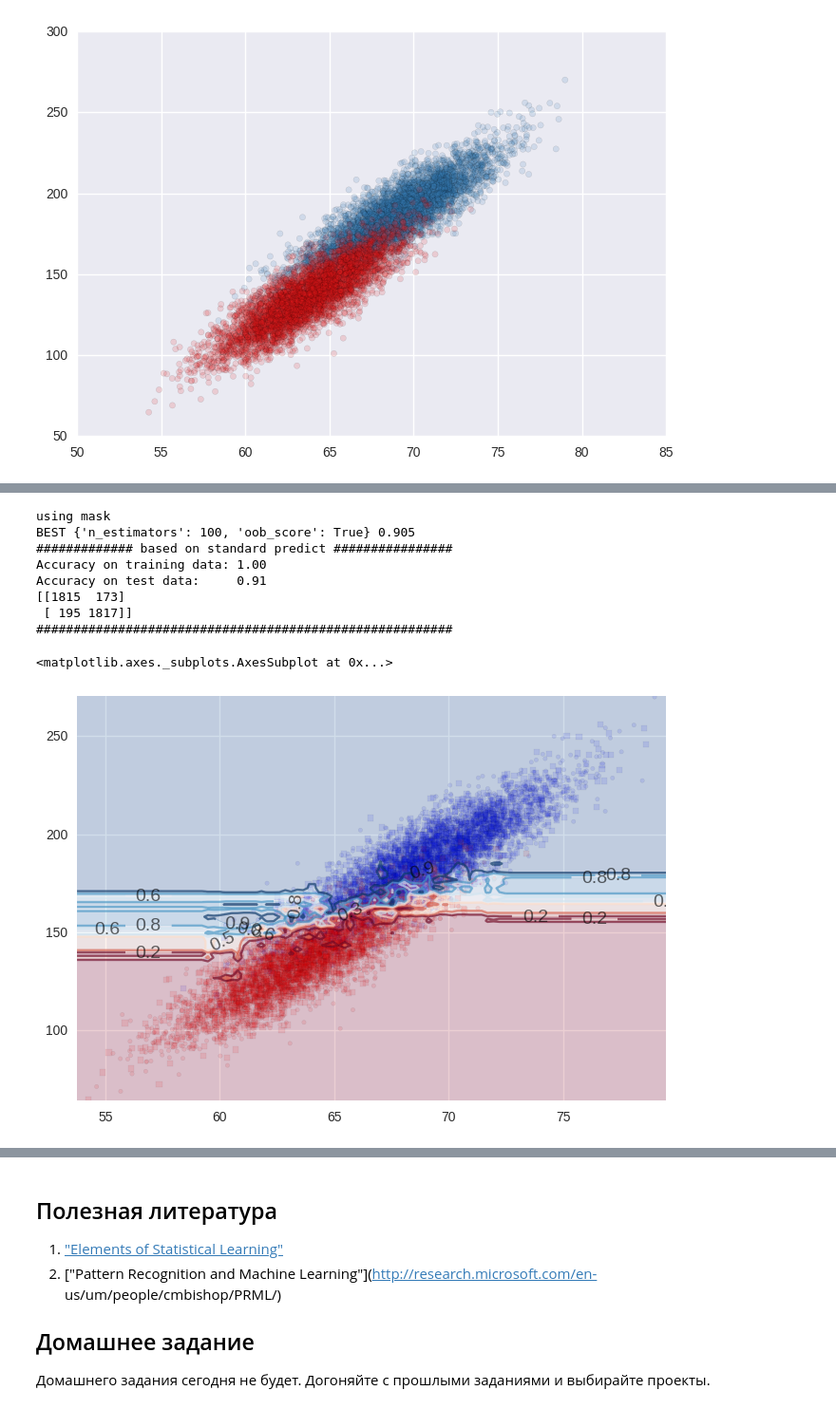
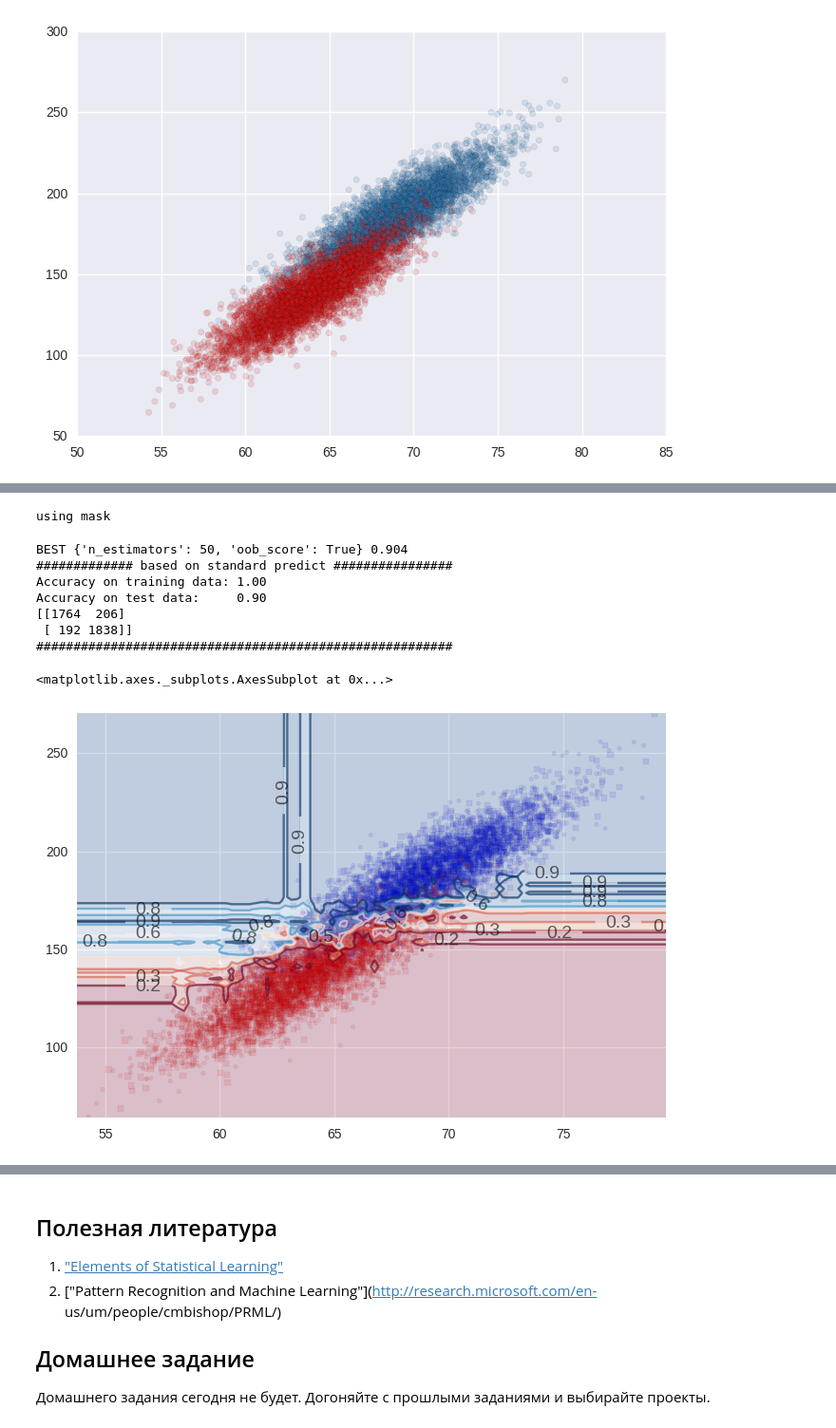
Before and after one commit to Templarrr/datascienceua_2017, a Jupyter notebook: lesson_10/slides.ipynb, the cells around one changed output, grey strips where cells are left out. Shown at 95% size. Saved outputs shown, nothing was run; the diff lists cells and outputs as text; code cells hidden in the pictures.

```diff
--- a/lesson_10/slides.ipynb
+++ b/lesson_10/slides.ipynb
@@ -331,23 +331,23 @@ Accuracy on test data:     0.90
 # %%
 from sklearn.ensemble import RandomForestClassifier
 
 clf_forest = RandomForestClassifier()
-parameters = {"n_estimators": [2, 5, 10, 15, 50, 100], "oob_score":[True]}
+parameters = {"n_estimators": [10, 15, 50], "oob_score":[True]}
 clf_forest, Xtrain, ytrain, Xtest, ytest=common_ds.do_classify(clf_forest, parameters, df, ['Height','Weight'],'Gender', "Male", mask=mask)
 Xtr=np.concatenate((Xtrain, Xtest))
 ax=plt.gca()
 common_ds.points_plot_prob(ax, Xtrain, Xtest, ytrain, ytest, clf_forest)
 # %% [output]
 using mask
-BEST {'n_estimators': 100, 'oob_score': True} 0.905
-############# based on standard predict ################
-Accuracy on training data: 1.00
-Accuracy on test data:     0.91
-[[1815  173]
- [ 195 1817]]
-########################################################
-<matplotlib.axes._subplots.AxesSubplot at 0x...>
+BEST {'n_estimators': 50, 'oob_score': True} 0.904
+############# based on standard predict ################
+Accuracy on training data: 1.00
+Accuracy on test data:     0.90
+[[1764  206]
+ [ 192 1838]]
+########################################################
+<matplotlib.axes._subplots.AxesSubplot at 0x...>
-[figure, old version]
+[figure, new version]
 # %%
 clf_forest.feature_importances_
 # %% [output]
```
Also changed, not shown: parts of 6 cells of this notebook, 10 other files.
